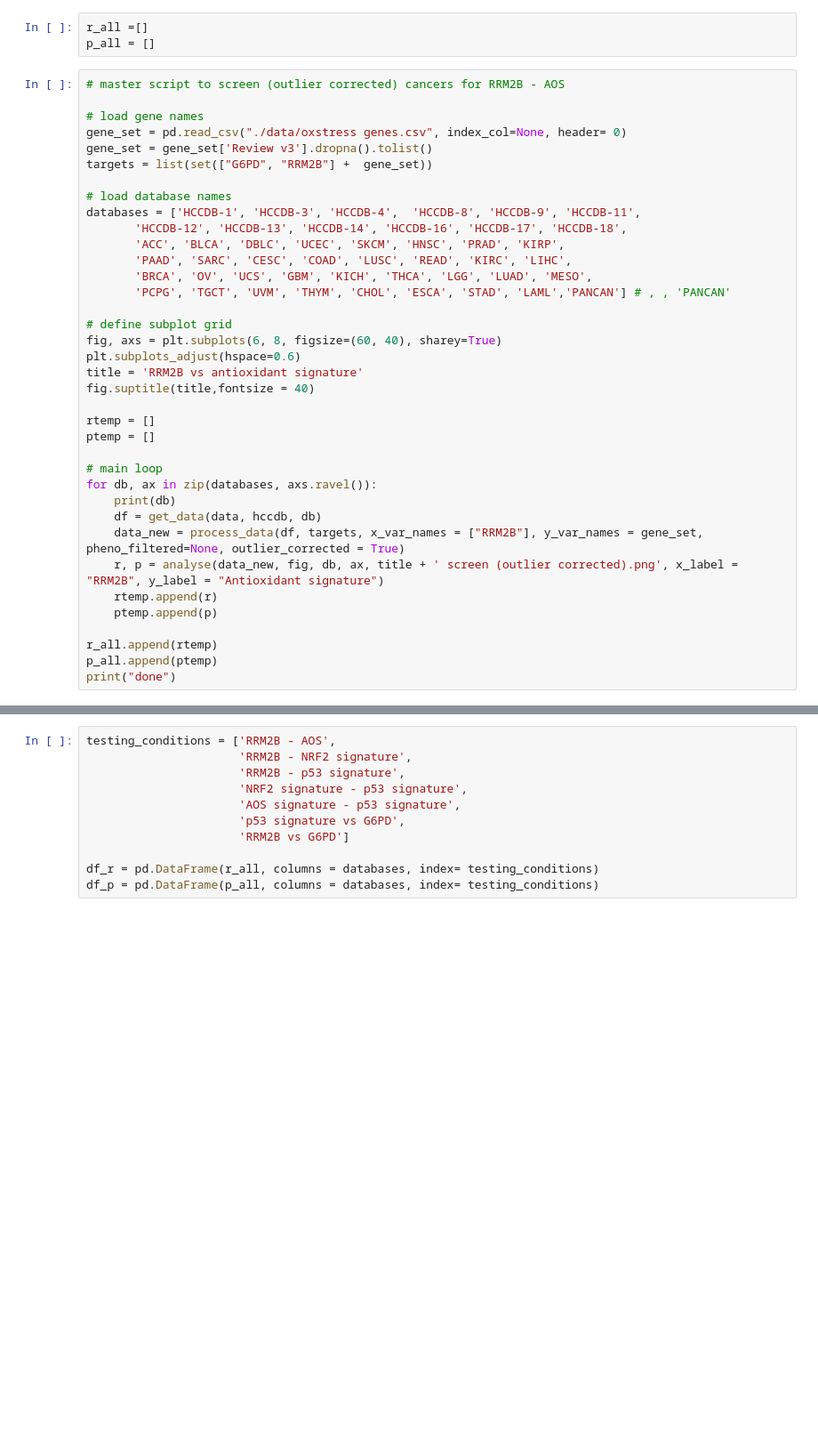
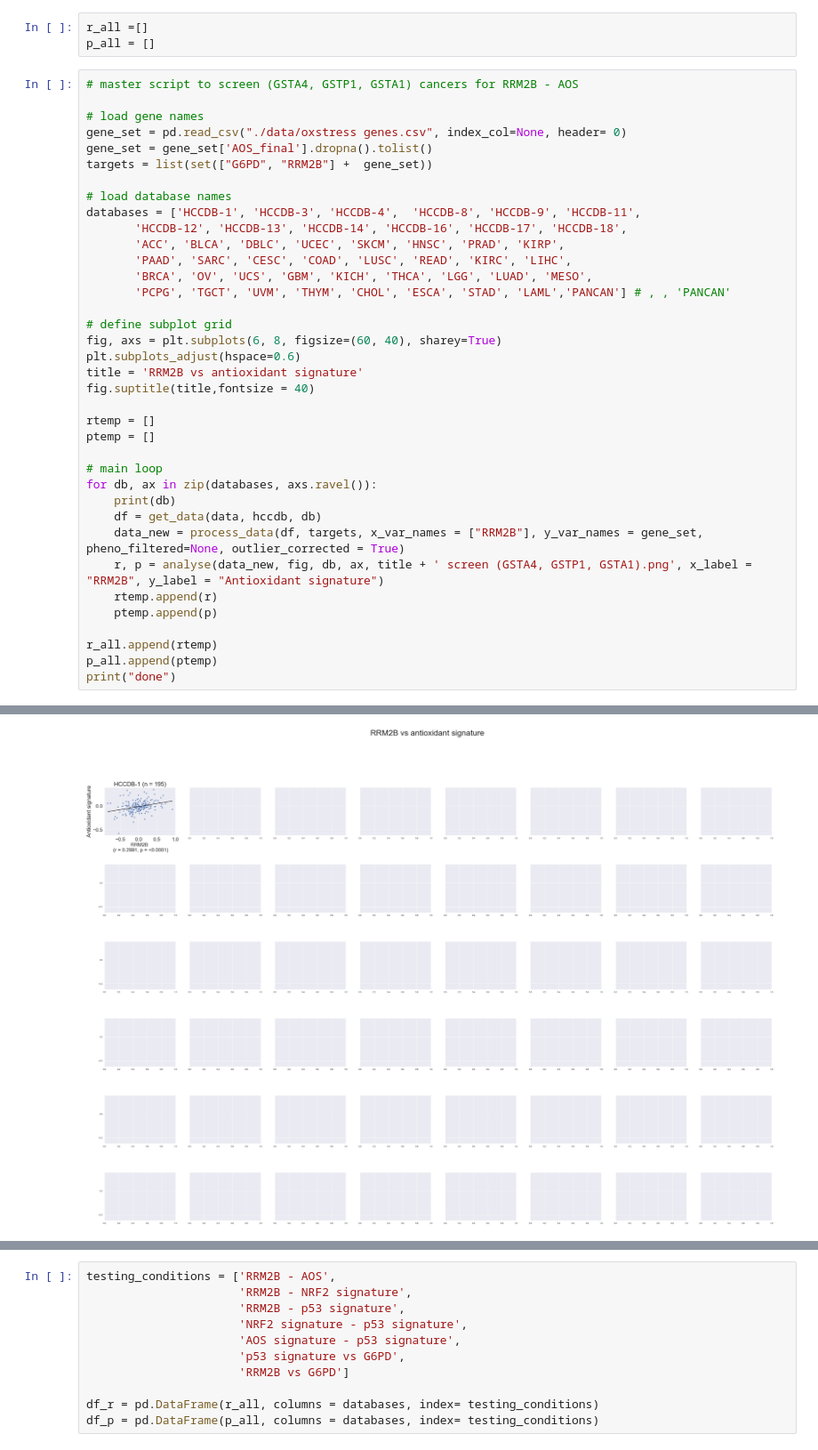
Before and after one commit to shanghongsim/NRF2-PARP1-Bioinformatics, a Jupyter notebook: Database screen (outlier corrected).ipynb, the cells around one changed output, grey strips where cells are left out. Shown at 89% size. Cells and saved outputs as stored; diff of their text form; blank space fills up the shorter version.

```diff
--- a/Database screen (outlier corrected).ipynb
+++ b/Database screen (outlier corrected).ipynb
@@ -169,11 +169,11 @@ data.head()
 r_all =[]
 p_all = []
 # %%
-# master script to screen (outlier corrected) cancers for RRM2B - AOS
+# master script to screen (GSTA4, GSTP1, GSTA1) cancers for RRM2B - AOS
 
 # load gene names
 gene_set = pd.read_csv("./data/oxstress genes.csv", index_col=None, header= 0)
-gene_set = gene_set['Review v3'].dropna().tolist()
+gene_set = gene_set['AOS_final'].dropna().tolist()
 targets = list(set(["G6PD", "RRM2B"] +  gene_set))
 
 # load database names
@@ -198,10 +198,11 @@ for db, ax in zip(databases, axs.ravel()):
     print(db)
     df = get_data(data, hccdb, db)
     data_new = process_data(df, targets, x_var_names = ["RRM2B"], y_var_names = gene_set, pheno_filtered=None, outlier_corrected = True)
-    r, p = analyse(data_new, fig, db, ax, title + ' screen (outlier corrected).png', x_label = "RRM2B", y_label = "Antioxidant signature")
+    r, p = analyse(data_new, fig, db, ax, title + ' screen (GSTA4, GSTP1, GSTA1).png', x_label = "RRM2B", y_label = "Antioxidant signature")
     rtemp.append(r)
     ptemp.append(p)
 
 r_all.append(rtemp)
 p_all.append(ptemp)
 print("done")
+# %% [output]
@@ -207,0 +222 @@ print("done")
+[figure, added]
```
Also changed, not shown: parts of 23 cells of this notebook, 1 other file.
